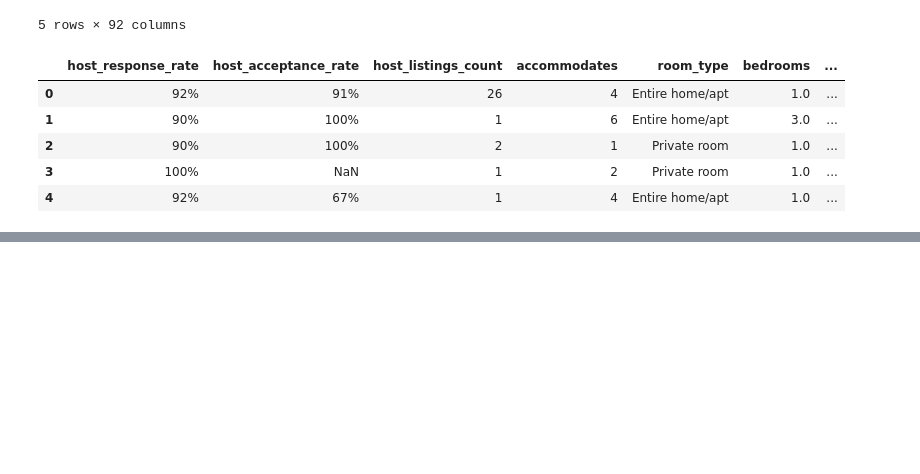
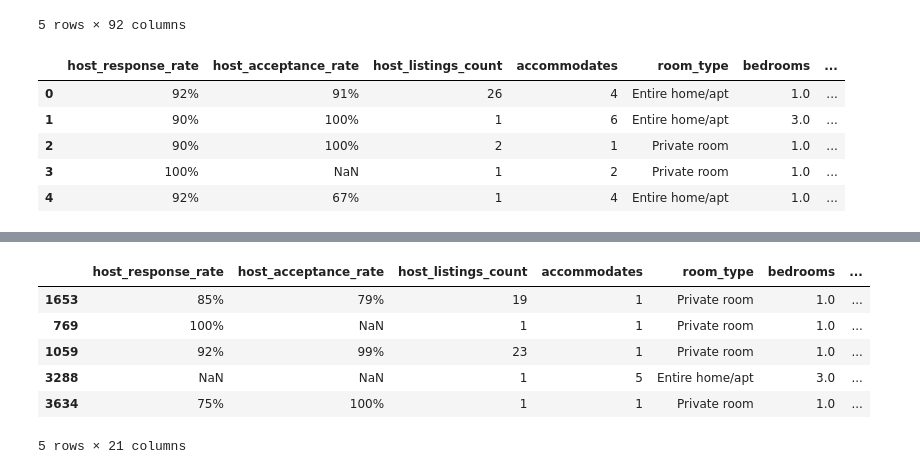
Before and after one commit to enestatli/Machine-Learning-Works, a Jupyter notebook: 002 - Predicting Airbnb Rental Prices/k-nearest neighbors model.ipynb, the cells around one changed output, grey strips where cells are left out. Drawn from its saved outputs; the diff is of its cells as text; code cells hidden in the pictures; blank space fills up the shorter version.

Commit message:
'using' rmse to evaluate model

```diff
--- a/002 - Predicting Airbnb Rental Prices/k-nearest neighbors model.ipynb
+++ b/002 - Predicting Airbnb Rental Prices/k-nearest neighbors model.ipynb
@@ -29,0 +142,33 @@ dc_listings.head()
+# %%
+#Evaluating Our Model
+"""
+Split the data set into 2 partitions:
+    A training set: contains the majority of the rows (75%)
+    A test set: contains the remaining minority of the rows (25%)
+
+Let's start removing the distance column we added earlier, and spliting the data.
+No need to worry about randomizing the rows, since they’re still randomized from earlier
+"""
+dc_listings.drop('distance', axis=1)
+train_df = dc_listings.copy().iloc[:2792]
+test_df = dc_listings.copy().iloc[2792:]
+
+def predict_price(new_listing_value,feature_column):
+    temp_df = train_df
+    temp_df['distance'] = np.abs(dc_listings[feature_column] - new_listing_value)
+    temp_df = temp_df.sort_values('distance')
+    knn_5 = temp_df.price.iloc[:5]
+    predicted_price = knn_5.mean()
+    return predicted_price
+# %%
+test_df['predicted_price'] = test_df.accommodates.apply(predict_price, feature_column='accommodates')
+# %%
+test_df.head()
+# %% [output]
+|  | host_response_rate | host_acceptance_rate | host_listings_count | accommodates | room_type | bedrooms | ... |
+| 1653 | 85% | 79% | 19 | 1 | Private room | 1.0 | ... |
+| 769 | 100% | NaN | 1 | 1 | Private room | 1.0 | ... |
+| 1059 | 92% | 99% | 23 | 1 | Private room | 1.0 | ... |
+| 3288 | NaN | NaN | 1 | 5 | Entire home/apt | 3.0 | ... |
+| 3634 | 75% | 100% | 1 | 1 | Private room | 1.0 | ... |
+5 rows × 21 columns
```
Also changed, not shown: parts of 12 cells of this notebook.
